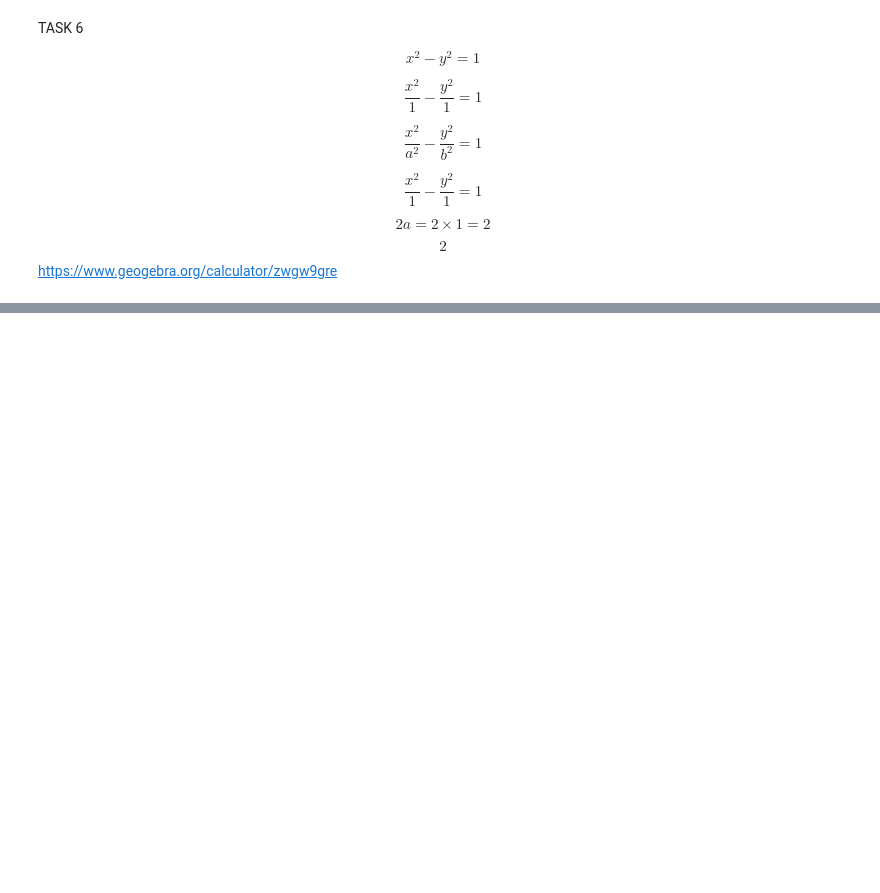
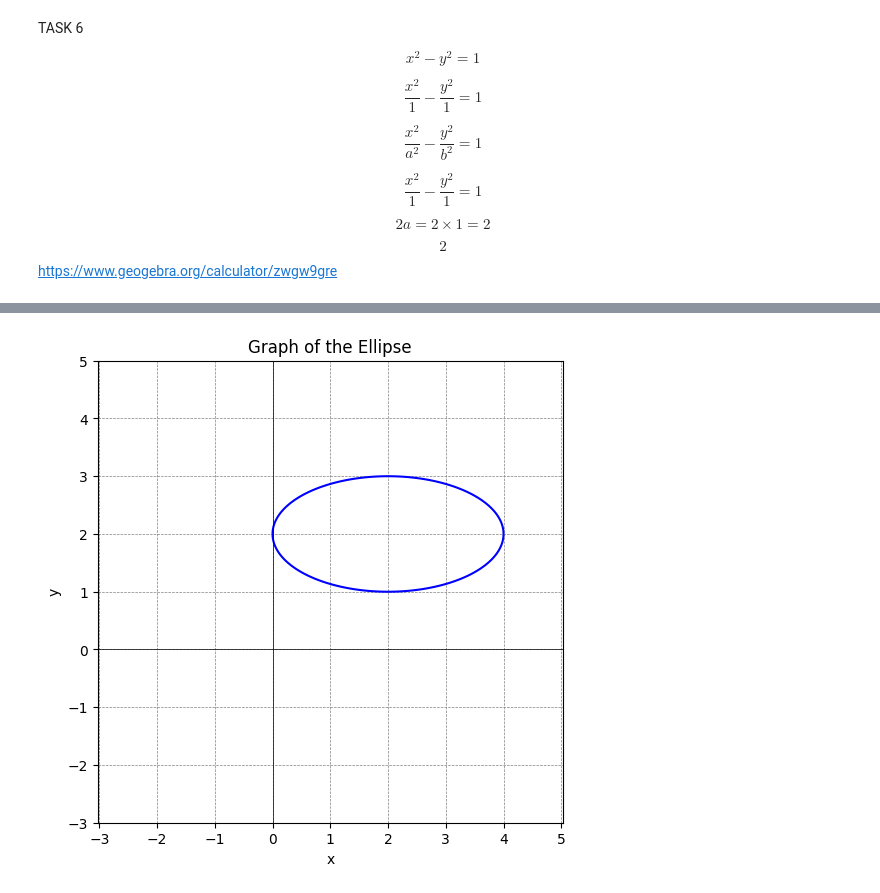
Before and after one commit to HafizYuzbasov/Math-2024-25-Winter, a Jupyter notebook: Notebooks_EN/02_Analytic_Geometry/06_Conic_Curves/Conic_Curves_exercise.ipynb, the cells around one changed output, grey strips where cells are left out. Cells and saved outputs as stored; diff of their text form; code cells hidden in the pictures; blank space fills up the shorter version.

```diff
--- a/Notebooks_EN/02_Analytic_Geometry/06_Conic_Curves/Conic_Curves_exercise.ipynb
+++ b/Notebooks_EN/02_Analytic_Geometry/06_Conic_Curves/Conic_Curves_exercise.ipynb
@@ -432,0 +492,23 @@ https://www.geogebra.org/calculator/zwgw9gre
+# %%
+def plot_ellipse():
+    x_vals = np.linspace(-3, 5, 500)
+    y_vals = np.linspace(-3, 5, 500)
+    x_grid, y_grid = np.meshgrid(x_vals, y_vals)
+
+    # Equation of ellipse
+    ellipse_eq = x_grid**2 + 4*y_grid**2 - 4*x_grid - 16*y_grid + 16
+
+    plt.figure(figsize=(6, 6))
+    plt.contour(x_grid, y_grid, ellipse_eq, levels=[0], colors='blue')
+    plt.axhline(0, color='black', linewidth=0.5)
+    plt.axvline(0, color='black', linewidth=0.5)
+    plt.grid(color='gray', linestyle='--', linewidth=0.5)
+    plt.title("Graph of the Ellipse")
+    plt.xlabel("x")
+    plt.ylabel("y")
+    plt.axis('equal')
+    plt.show()
+
+plot_ellipse()
+# %% [output]
+[figure, added]
```
Also changed, not shown: parts of 5 cells of this notebook.
